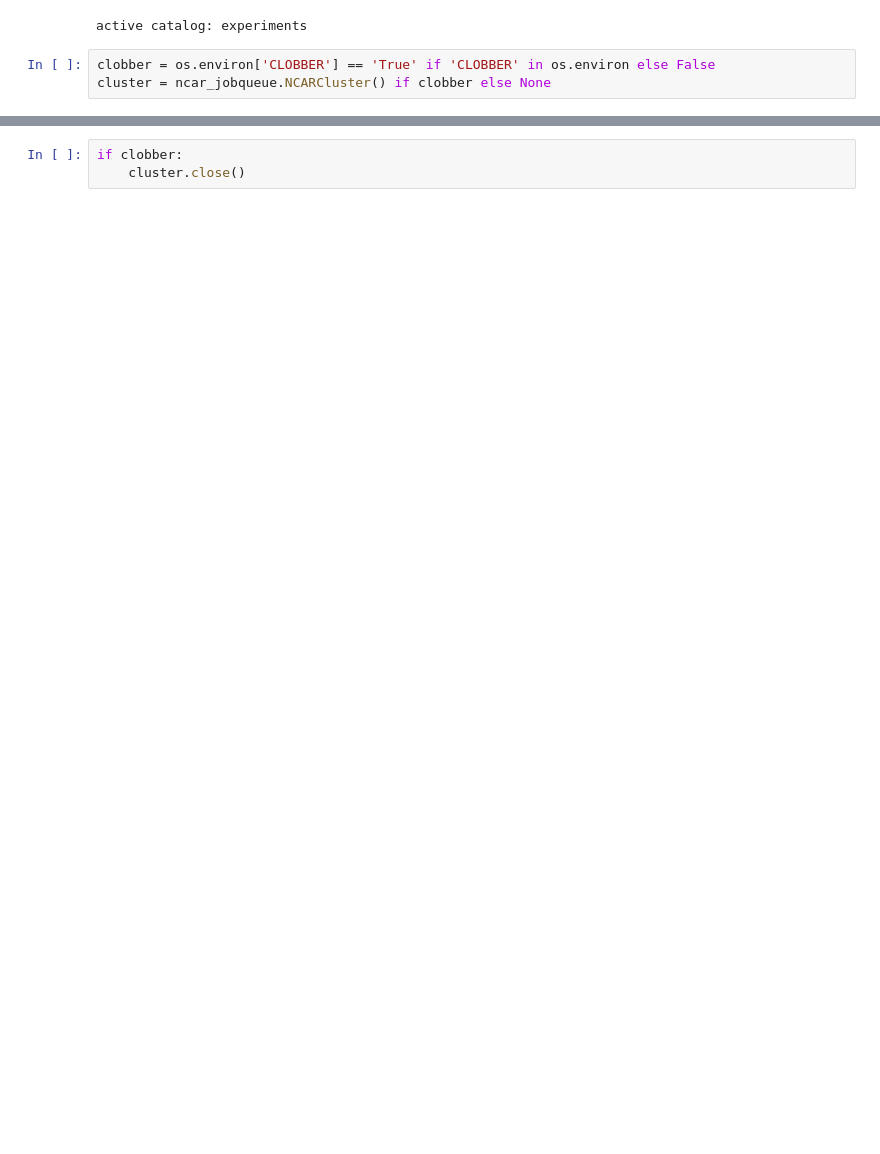
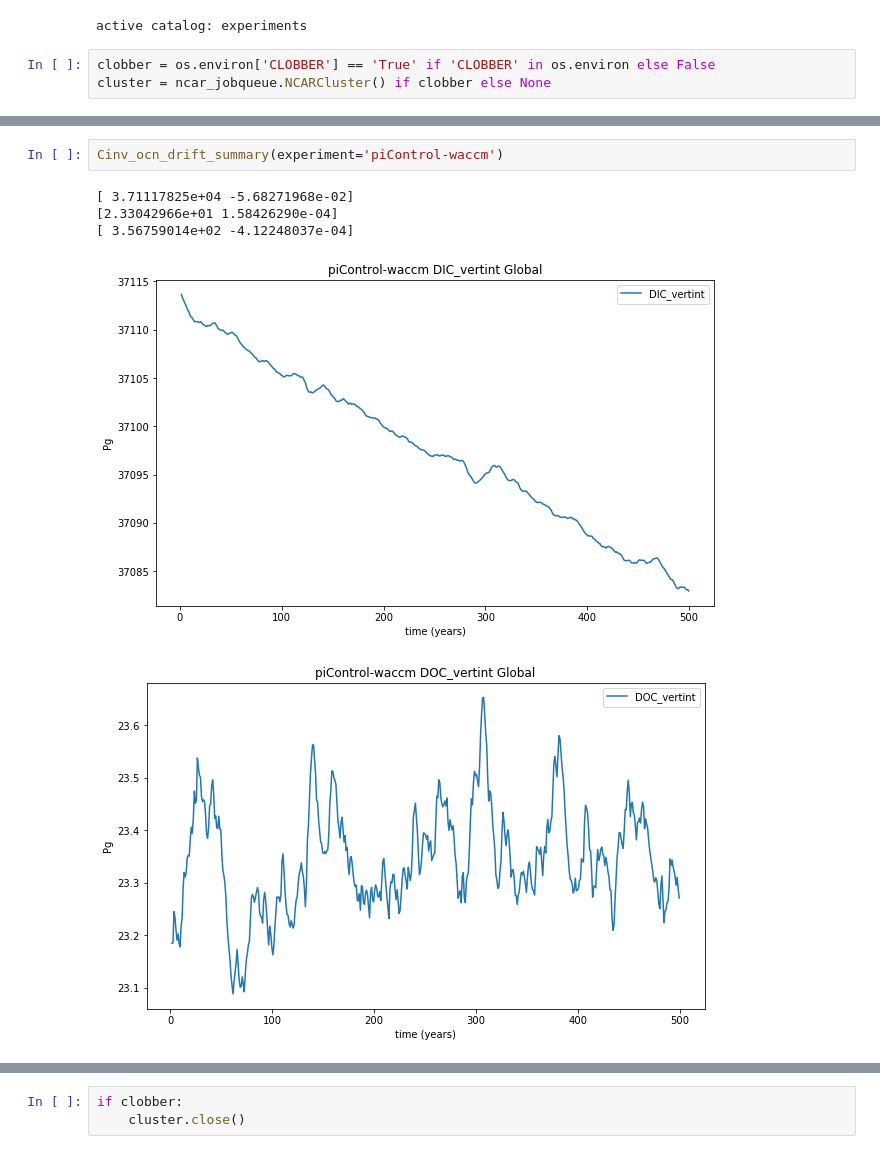
Before and after one commit to klindsay28/CESM2_coup_carb_cycle_JAMES, a Jupyter notebook: Cinv_ocn_drift.ipynb, the cells around one changed output, grey strips where cells are left out. Saved outputs shown, nothing was run; the diff lists cells and outputs as text; blank space fills up the shorter version.

```diff
--- a/Cinv_ocn_drift.ipynb
+++ b/Cinv_ocn_drift.ipynb
@@ -34,0 +42,8 @@ esm_piControl_ann = esmlab_wrap.compute_ann_mean(esm_piControl)
+# %%
+Cinv_ocn_drift_summary(experiment='piControl-waccm')
+# %% [output]
+[ 3.71117825e+04 -5.68271968e-02]
+[2.33042966e+01 1.58426290e-04]
+[ 3.56759014e+02 -4.12248037e-04]
+[figure, added]
+[figure, added]
```
Also changed, not shown: parts of 11 cells of this notebook, 1 other file.
